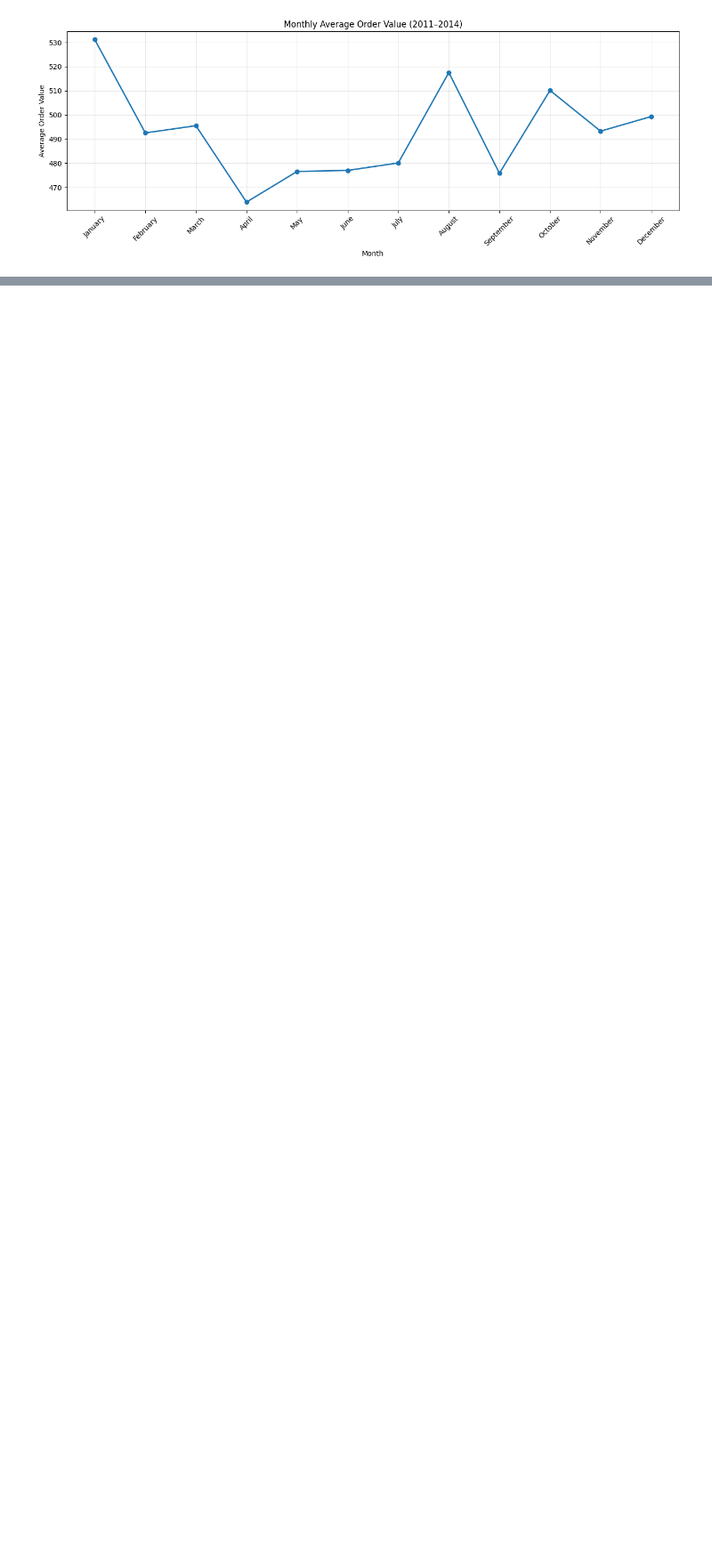
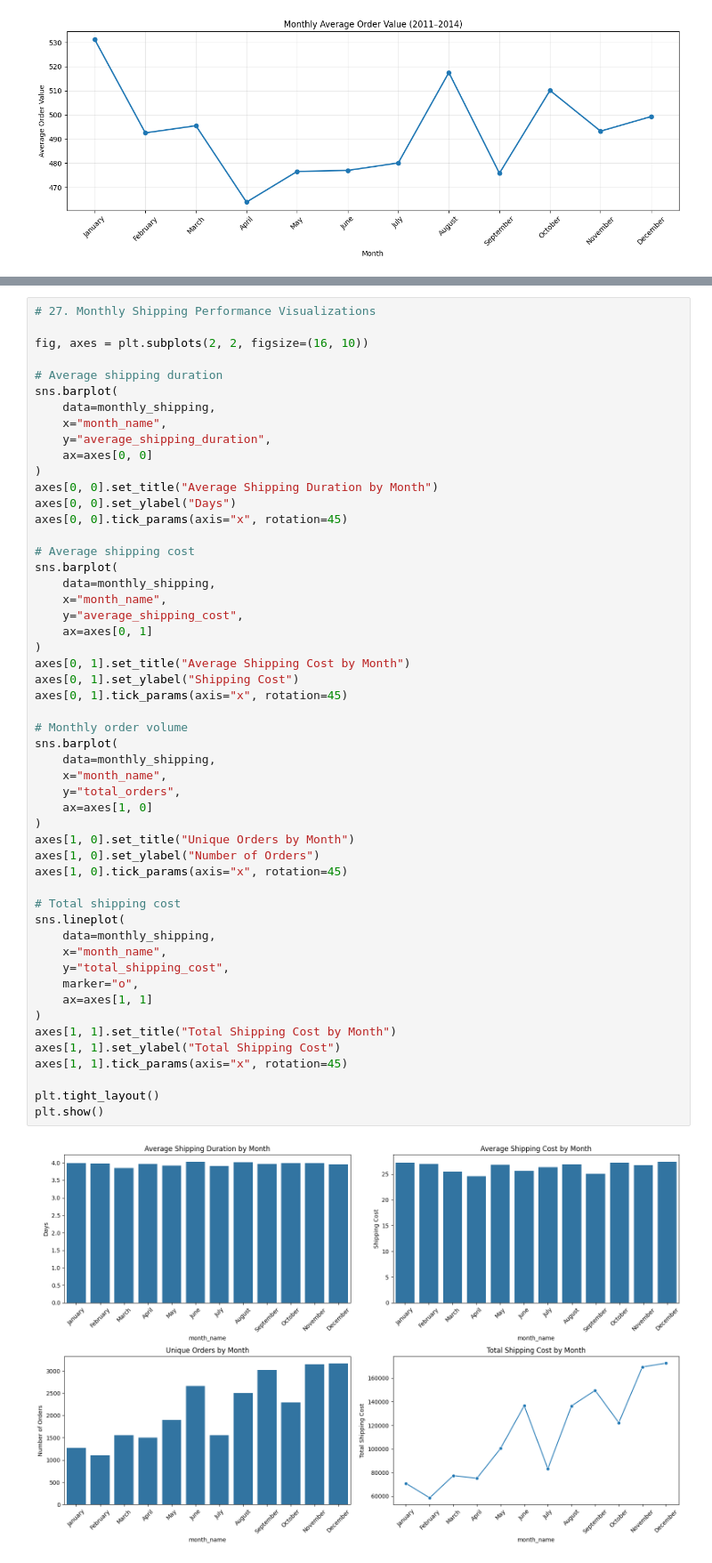
Before and after one commit to code-with-ansh/sales-business-analytics, a Jupyter notebook: notebooks/eda_time_based_analysis.ipynb, the cells around one changed output, grey strips where cells are left out. Shown at 89% size. Saved outputs shown, nothing was run; the diff lists cells and outputs as text; blank space fills up the shorter version.

```diff
--- a/notebooks/eda_time_based_analysis.ipynb
+++ b/notebooks/eda_time_based_analysis.ipynb
@@ -818,0 +1042,54 @@ plt.show()
+# %%
+# 27. Monthly Shipping Performance Visualizations
+
+fig, axes = plt.subplots(2, 2, figsize=(16, 10))
+
+# Average shipping duration
+sns.barplot(
+    data=monthly_shipping,
+    x="month_name",
+    y="average_shipping_duration",
+    ax=axes[0, 0]
+)
+axes[0, 0].set_title("Average Shipping Duration by Month")
+axes[0, 0].set_ylabel("Days")
+axes[0, 0].tick_params(axis="x", rotation=45)
+
+# Average shipping cost
+sns.barplot(
+    data=monthly_shipping,
+    x="month_name",
+    y="average_shipping_cost",
+    ax=axes[0, 1]
+)
+axes[0, 1].set_title("Average Shipping Cost by Month")
+axes[0, 1].set_ylabel("Shipping Cost")
+axes[0, 1].tick_params(axis="x", rotation=45)
+
+# Monthly order volume
+sns.barplot(
+    data=monthly_shipping,
+    x="month_name",
+    y="total_orders",
+    ax=axes[1, 0]
+)
+axes[1, 0].set_title("Unique Orders by Month")
+axes[1, 0].set_ylabel("Number of Orders")
+axes[1, 0].tick_params(axis="x", rotation=45)
+
+# Total shipping cost
+sns.lineplot(
+    data=monthly_shipping,
+    x="month_name",
+    y="total_shipping_cost",
+    marker="o",
+    ax=axes[1, 1]
+)
+axes[1, 1].set_title("Total Shipping Cost by Month")
+axes[1, 1].set_ylabel("Total Shipping Cost")
+axes[1, 1].tick_params(axis="x", rotation=45)
+
+plt.tight_layout()
+plt.show()
+# %% [output]
+[figure, added]
```
Also changed, not shown: parts of 17 cells of this notebook.
